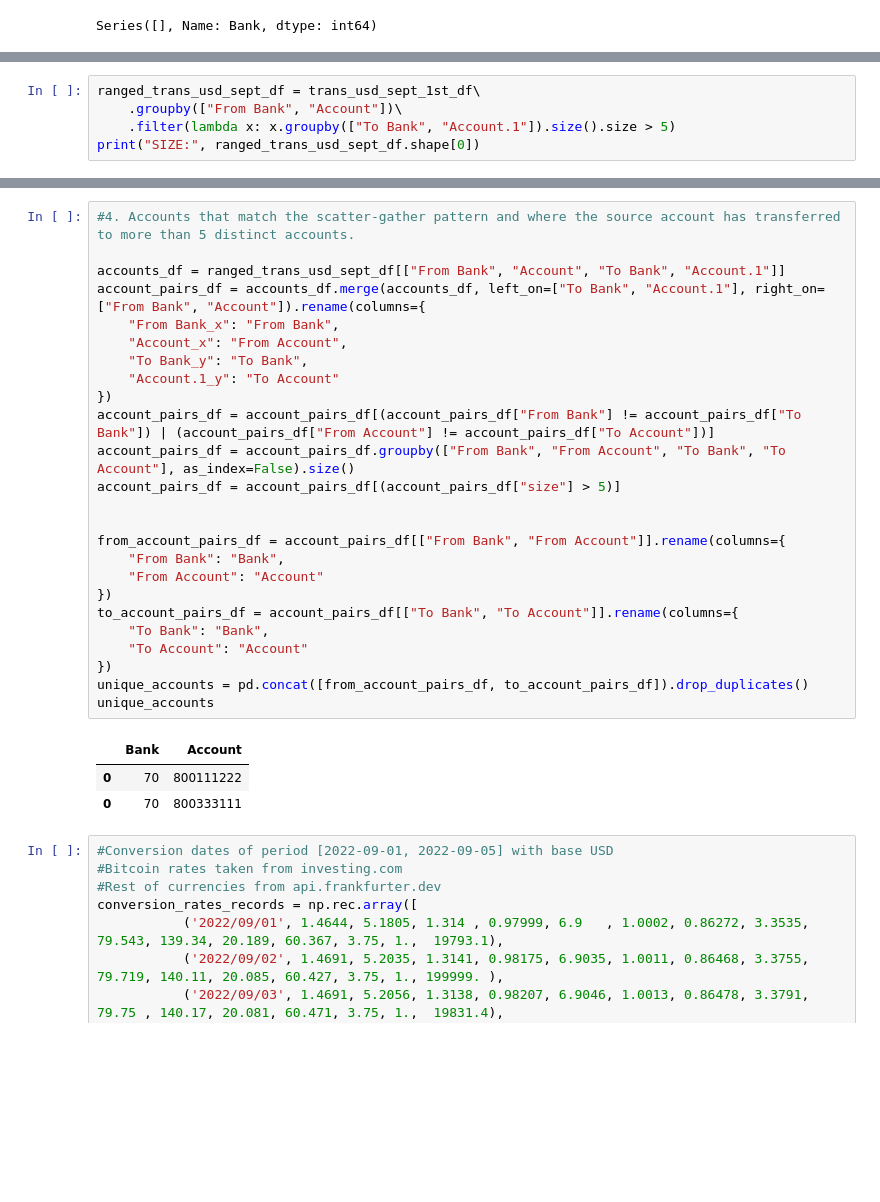
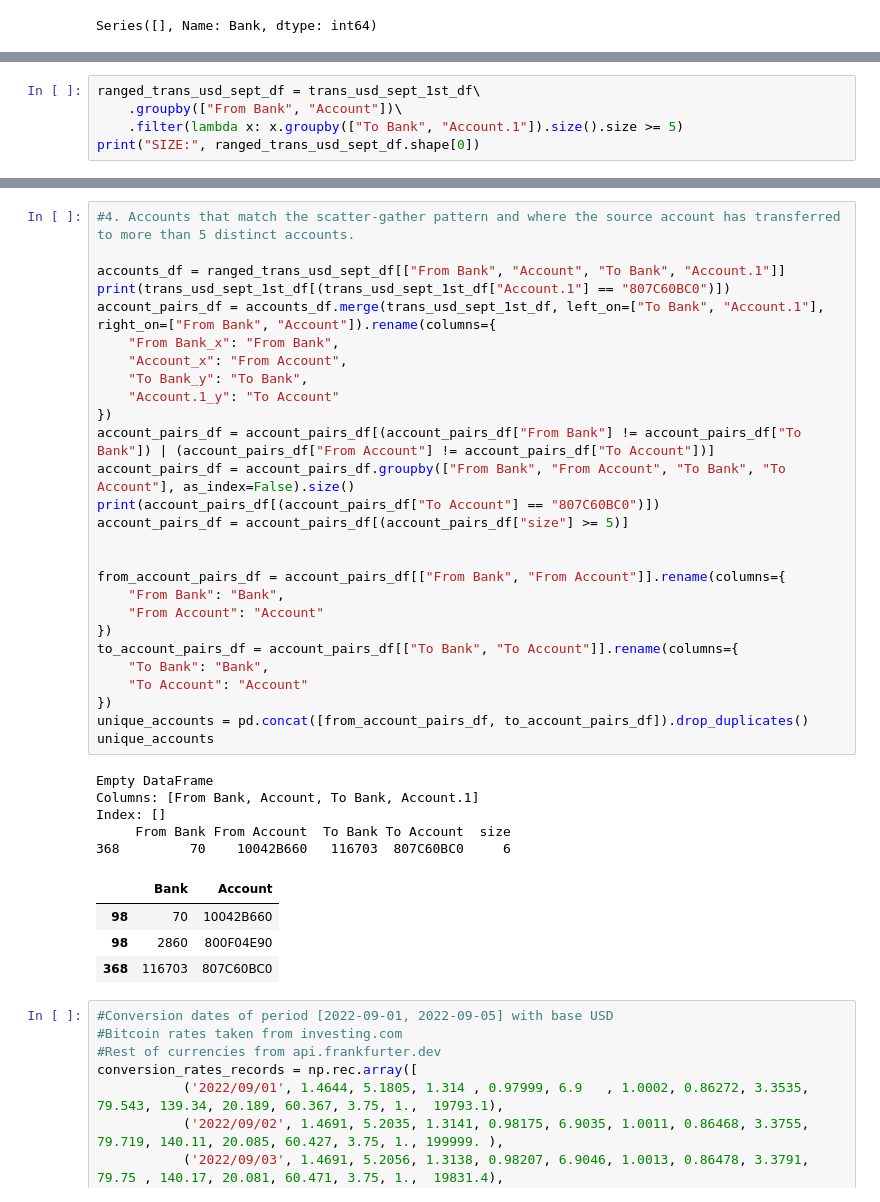
Before and after one commit to Bmorseletto/Tp-Grupal, a Jupyter notebook: money-laundering-analysis.ipynb, the cells around one changed output, grey strips where cells are left out. Cells and saved outputs as stored; diff of their text form; blank space fills up the shorter version.

```diff
--- a/money-laundering-analysis.ipynb
+++ b/money-laundering-analysis.ipynb
@@ -53,6 +53,6 @@ SIZE: 20011
 # %%
 ranged_trans_usd_sept_df = trans_usd_sept_1st_df\
     .groupby(["From Bank", "Account"])\
-    .filter(lambda x: x.groupby(["To Bank", "Account.1"]).size().size > 5)
+    .filter(lambda x: x.groupby(["To Bank", "Account.1"]).size().size >= 5)
 print("SIZE:", ranged_trans_usd_sept_df.shape[0])
 # %% [output]
@@ -136,32 +136,40 @@ lower_trans_usd_sept_2nd_with_avg_df
 # %%
 #4. Accounts that match the scatter-gather pattern and where the source account has transferred to more than 5 distinct accounts.
 
 accounts_df = ranged_trans_usd_sept_df[["From Bank", "Account", "To Bank", "Account.1"]]
-account_pairs_df = accounts_df.merge(accounts_df, left_on=["To Bank", "Account.1"], right_on=["From Bank", "Account"]).rename(columns={
+print(trans_usd_sept_1st_df[(trans_usd_sept_1st_df["Account.1"] == "807C60BC0")])
+account_pairs_df = accounts_df.merge(trans_usd_sept_1st_df, left_on=["To Bank", "Account.1"], right_on=["From Bank", "Account"]).rename(columns={
     "From Bank_x": "From Bank",
     "Account_x": "From Account",
     "To Bank_y": "To Bank",
     "Account.1_y": "To Account"
 })
 account_pairs_df = account_pairs_df[(account_pairs_df["From Bank"] != account_pairs_df["To Bank"]) | (account_pairs_df["From Account"] != account_pairs_df["To Account"])]
 account_pairs_df = account_pairs_df.groupby(["From Bank", "From Account", "To Bank", "To Account"], as_index=False).size()
-account_pairs_df = account_pairs_df[(account_pairs_df["size"] > 5)]
+print(account_pairs_df[(account_pairs_df["To Account"] == "807C60BC0")])
+account_pairs_df = account_pairs_df[(account_pairs_df["size"] >= 5)]
 
 
 from_account_pairs_df = account_pairs_df[["From Bank", "From Account"]].rename(columns={
     "From Bank": "Bank",
     "From Account": "Account"
 })
 to_account_pairs_df = account_pairs_df[["To Bank", "To Account"]].rename(columns={
     "To Bank": "Bank",
     "To Account": "Account"
 })
 unique_accounts = pd.concat([from_account_pairs_df, to_account_pairs_df]).drop_duplicates()
 unique_accounts
 # %% [output]
+Empty DataFrame
+Columns: [From Bank, Account, To Bank, Account.1]
+Index: []
+     From Bank From Account  To Bank To Account  size
+368         70    10042B660   116703  807C60BC0     6
 |  | Bank | Account |
-| 0 | 70 | 800111222 |
-| 0 | 70 | 800333111 |
+| 98 | 70 | 10042B660 |
+| 98 | 2860 | 800F04E90 |
+| 368 | 116703 | 807C60BC0 |
 # %%
 #Conversion dates of period [2022-09-01, 2022-09-05] with base USD
 #Bitcoin rates taken from investing.com
```
Also changed, not shown: parts of 16 cells of this notebook, 12 other files.
